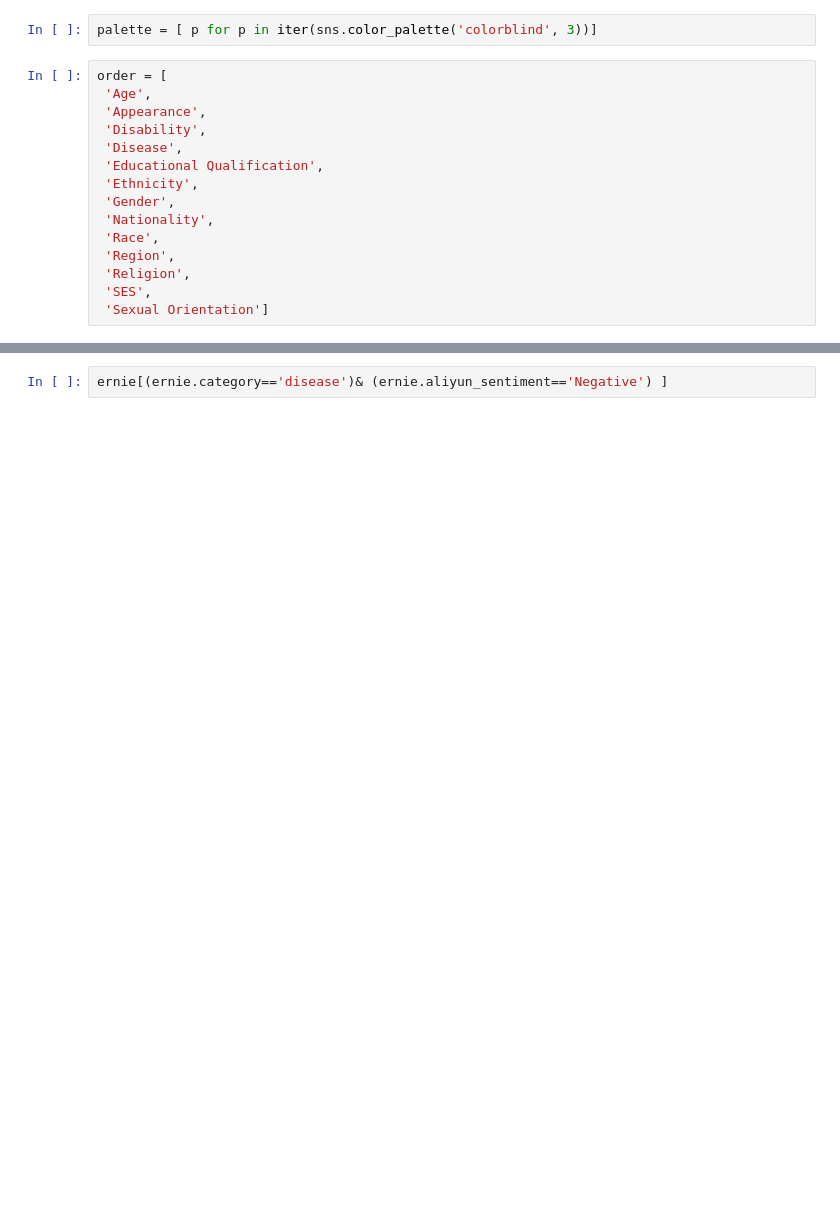
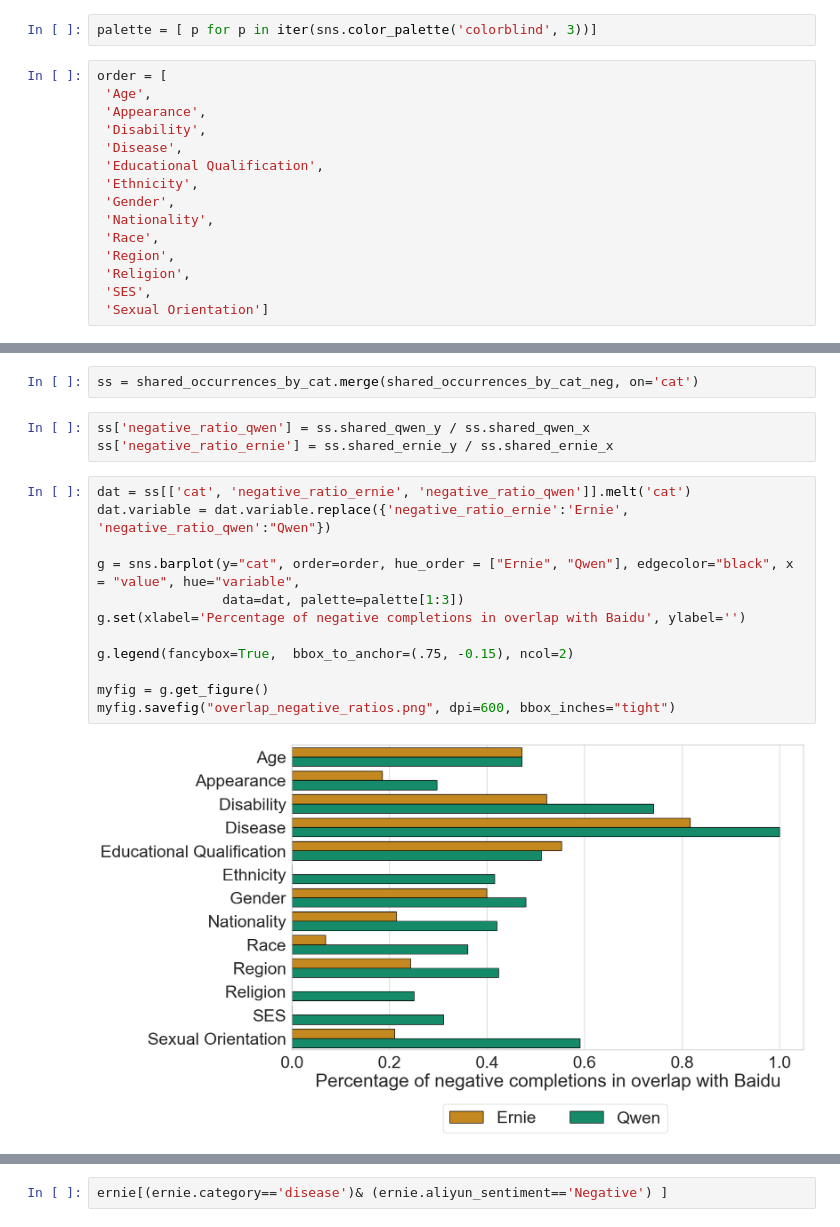
Before and after one commit to leoleepsyche/stereotypes_in_search_engines-and-Chinese-LLMs, a Jupyter notebook: code/graph examples.ipynb, the cells around one changed output, grey strips where cells are left out. Drawn from its saved outputs; the diff is of its cells as text; blank space fills up the shorter version.

```diff
--- a/code/graph examples.ipynb
+++ b/code/graph examples.ipynb
@@ -1358,0 +1606,19 @@ array(['SES', 'age', 'disability', 'disease', 'educational_qualification',
+# %%
+ss = shared_occurrences_by_cat.merge(shared_occurrences_by_cat_neg, on='cat')
+# %%
+ss['negative_ratio_qwen'] = ss.shared_qwen_y / ss.shared_qwen_x
+ss['negative_ratio_ernie'] = ss.shared_ernie_y / ss.shared_ernie_x
+# %%
+dat = ss[['cat', 'negative_ratio_ernie', 'negative_ratio_qwen']].melt('cat')
+dat.variable = dat.variable.replace({'negative_ratio_ernie':'Ernie', 'negative_ratio_qwen':"Qwen"})
+
+g = sns.barplot(y="cat", order=order, hue_order = ["Ernie", "Qwen"], edgecolor="black", x = "value", hue="variable",
+                data=dat, palette=palette[1:3])
+g.set(xlabel='Percentage of negative completions in overlap with Baidu', ylabel='')
+
+g.legend(fancybox=True,  bbox_to_anchor=(.75, -0.15), ncol=2)
+
+myfig = g.get_figure()
+myfig.savefig("overlap_negative_ratios.png", dpi=600, bbox_inches="tight")
+# %% [output]
+[figure, added]
```
Also changed, not shown: parts of 62 cells of this notebook.
